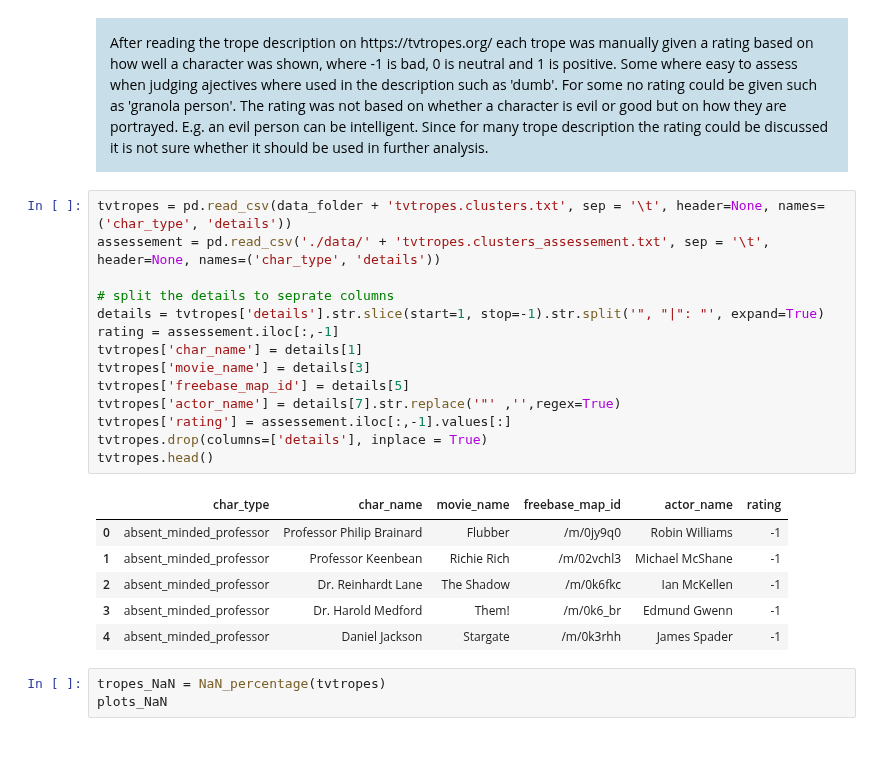
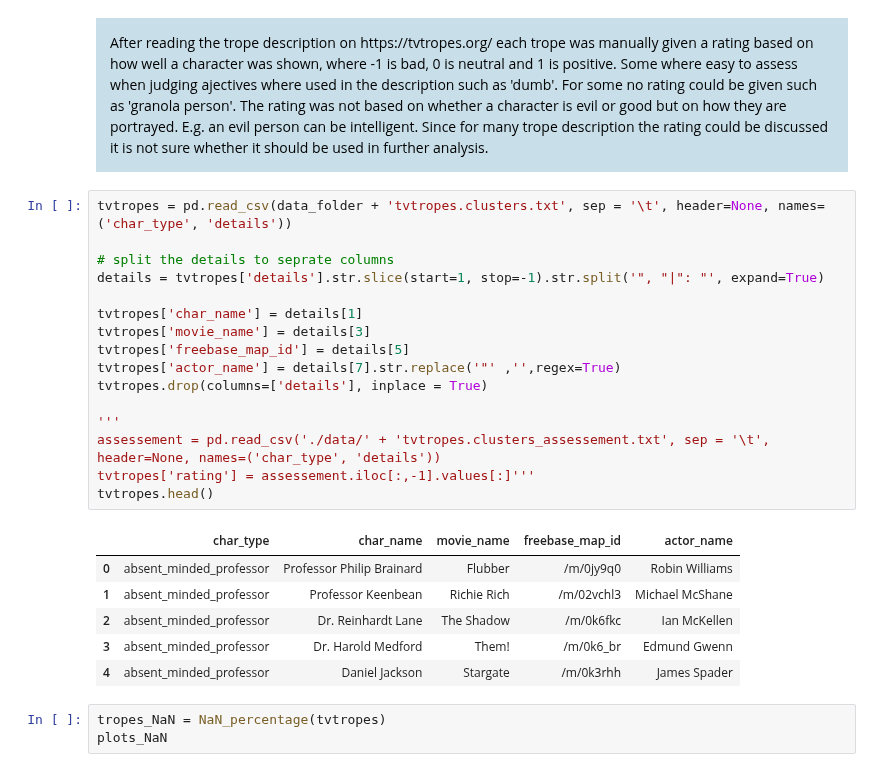
Before and after one commit to epfl-ada/ada-2022-project-yiyisoda, a Jupyter notebook: milestone_2.ipynb, the cells around one changed output. Saved outputs shown, nothing was run; the diff lists cells and outputs as text.

```diff
--- a/milestone_2.ipynb
+++ b/milestone_2.ipynb
@@ -289,25 +289,27 @@ combined info:          42204
 After reading the trope description on https://tvtropes.org/ each trope was manually given a rating based on how well a character was shown, where -1 is bad, 0 is neutral and 1 is positive. Some where easy to assess when judging ajectives where used in the description such as 'dumb'. For some no rating could be given such as 'granola person'. The rating was not based on whether a character is evil or good but on how they are portrayed. E.g. an evil person can be intelligent. Since for many trope description the rating could be discussed it is not sure whether it should be used in further analysis.
 # %%
 tvtropes = pd.read_csv(data_folder + 'tvtropes.clusters.txt', sep = '\t', header=None, names=('char_type', 'details'))
-assessement = pd.read_csv('./data/' + 'tvtropes.clusters_assessement.txt', sep = '\t', header=None, names=('char_type', 'details'))
 
 # split the details to seprate columns
 details = tvtropes['details'].str.slice(start=1, stop=-1).str.split('", "|": "', expand=True)
-rating = assessement.iloc[:,-1]
+
 tvtropes['char_name'] = details[1]
 tvtropes['movie_name'] = details[3]
 tvtropes['freebase_map_id'] = details[5]
 tvtropes['actor_name'] = details[7].str.replace('"' ,'',regex=True)
-tvtropes['rating'] = assessement.iloc[:,-1].values[:]
 tvtropes.drop(columns=['details'], inplace = True)
+
+'''
+assessement = pd.read_csv('./data/' + 'tvtropes.clusters_assessement.txt', sep = '\t', header=None, names=('char_type', 'details'))
+tvtropes['rating'] = assessement.iloc[:,-1].values[:]'''
 tvtropes.head()
 # %% [output]
-|  | char_type | char_name | movie_name | freebase_map_id | actor_name | rating |
-| 0 | absent_minded_professor | Professor Philip Brainard | Flubber | /m/0jy9q0 | Robin Williams | -1 |
-| 1 | absent_minded_professor | Professor Keenbean | Richie Rich | /m/02vchl3 | Michael McShane | -1 |
-| 2 | absent_minded_professor | Dr. Reinhardt Lane | The Shadow | /m/0k6fkc | Ian McKellen | -1 |
-| 3 | absent_minded_professor | Dr. Harold Medford | Them! | /m/0k6_br | Edmund Gwenn | -1 |
-| 4 | absent_minded_professor | Daniel Jackson | Stargate | /m/0k3rhh | James Spader | -1 |
+|  | char_type | char_name | movie_name | freebase_map_id | actor_name |
+| 0 | absent_minded_professor | Professor Philip Brainard | Flubber | /m/0jy9q0 | Robin Williams |
+| 1 | absent_minded_professor | Professor Keenbean | Richie Rich | /m/02vchl3 | Michael McShane |
+| 2 | absent_minded_professor | Dr. Reinhardt Lane | The Shadow | /m/0k6fkc | Ian McKellen |
+| 3 | absent_minded_professor | Dr. Harold Medford | Them! | /m/0k6_br | Edmund Gwenn |
+| 4 | absent_minded_professor | Daniel Jackson | Stargate | /m/0k3rhh | James Spader |
 # %%
 tropes_NaN = NaN_percentage(tvtropes)
 plots_NaN
```
Also changed, not shown: parts of 4 cells of this notebook.
